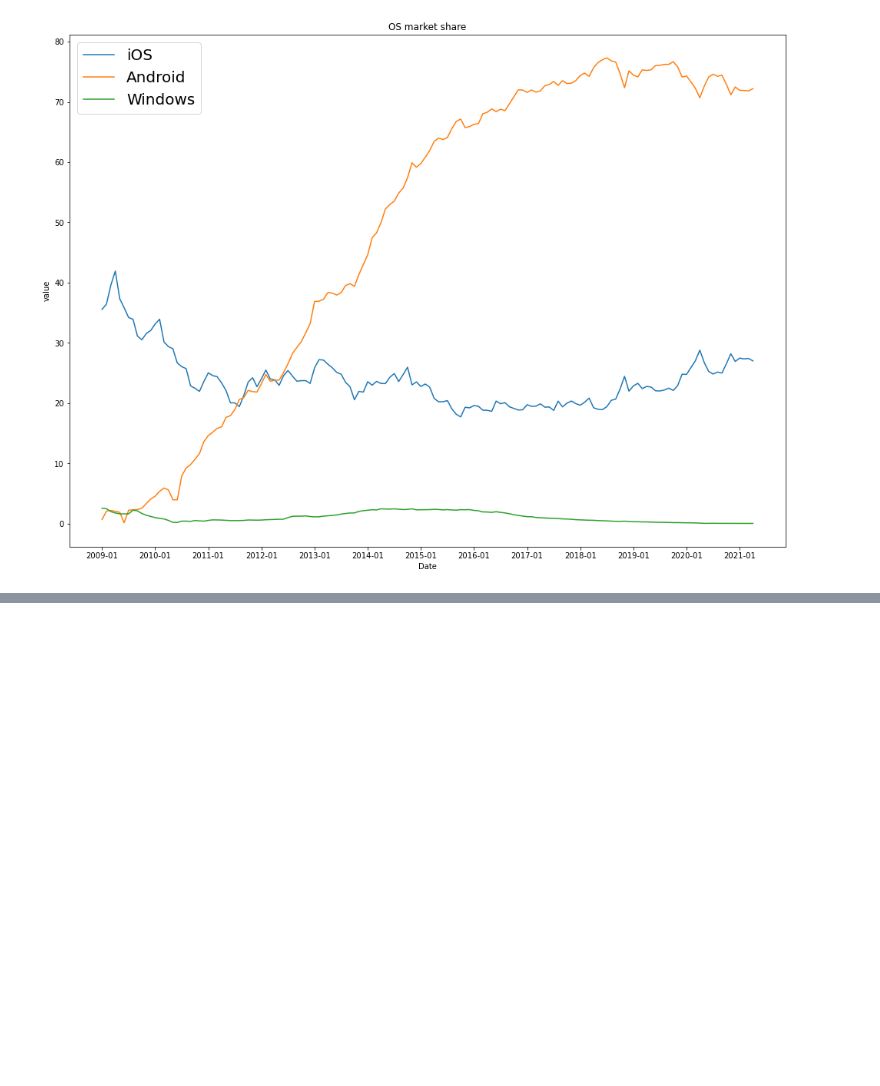
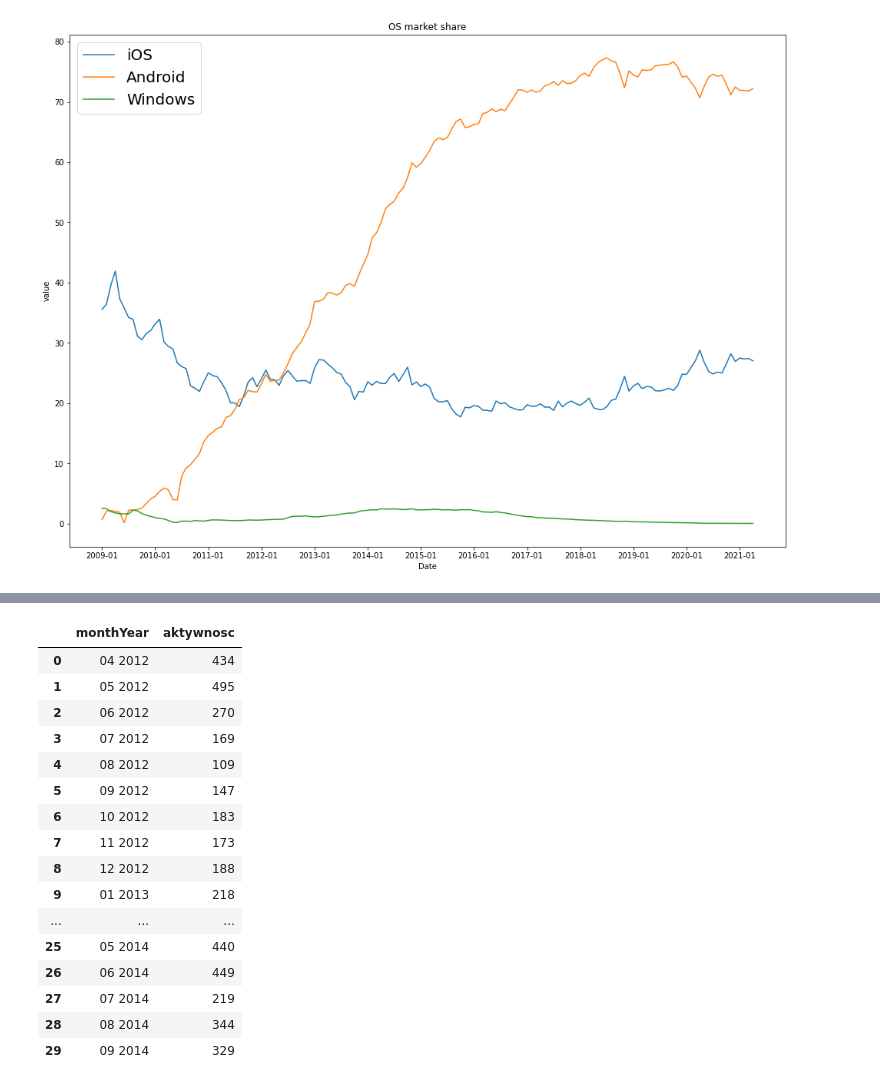
Before and after one commit to alexmal01/PDU_Proj3, a Jupyter notebook: Data Visualization.ipynb, the cells around one changed output, grey strips where cells are left out. Drawn from its saved outputs; the diff is of its cells as text; code cells hidden in the pictures; blank space fills up the shorter version.

```diff
--- a/Data Visualization.ipynb
+++ b/Data Visualization.ipynb
@@ -81,0 +174,20 @@ plt.show()
+# %%
+WindowsPyt3.head(30)
+# %% [output]
+|  | monthYear | aktywnosc |
+| 0 | 04 2012 | 434 |
+| 1 | 05 2012 | 495 |
+| 2 | 06 2012 | 270 |
+| 3 | 07 2012 | 169 |
+| 4 | 08 2012 | 109 |
+| 5 | 09 2012 | 147 |
+| 6 | 10 2012 | 183 |
+| 7 | 11 2012 | 173 |
+| 8 | 12 2012 | 188 |
+| 9 | 01 2013 | 218 |
+| ... | ... | ... |
+| 25 | 05 2014 | 440 |
+| 26 | 06 2014 | 449 |
+| 27 | 07 2014 | 219 |
+| 28 | 08 2014 | 344 |
+| 29 | 09 2014 | 329 |
```
Also changed, not shown: parts of 8 cells of this notebook, 1 other file.
